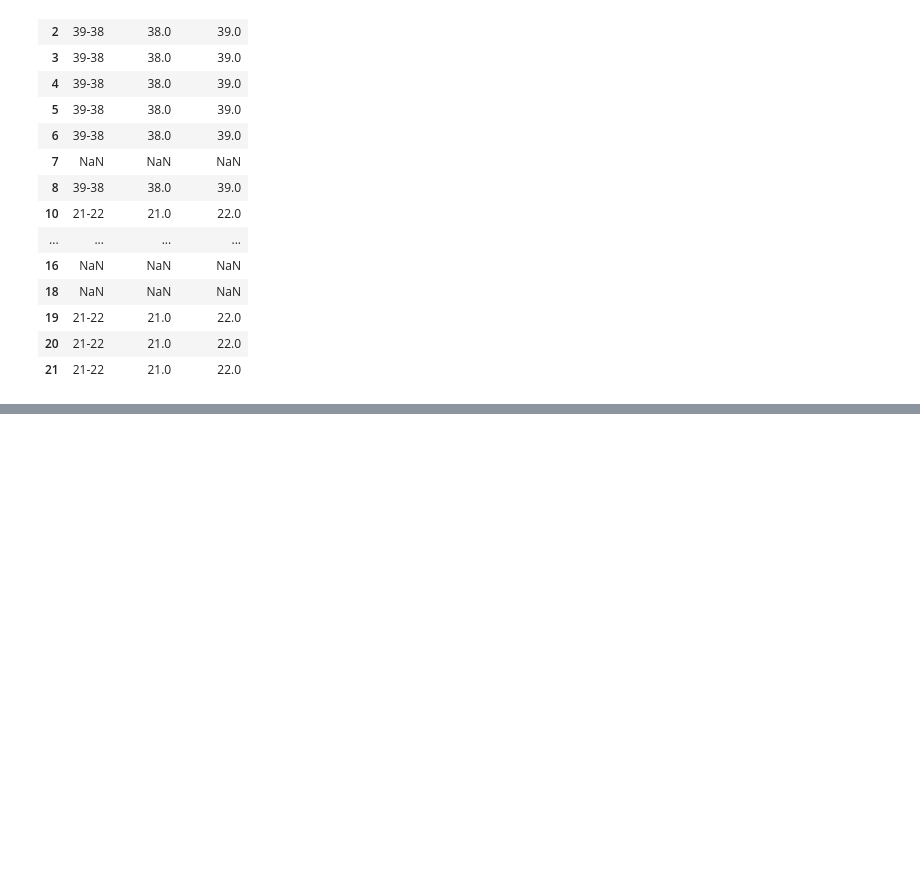
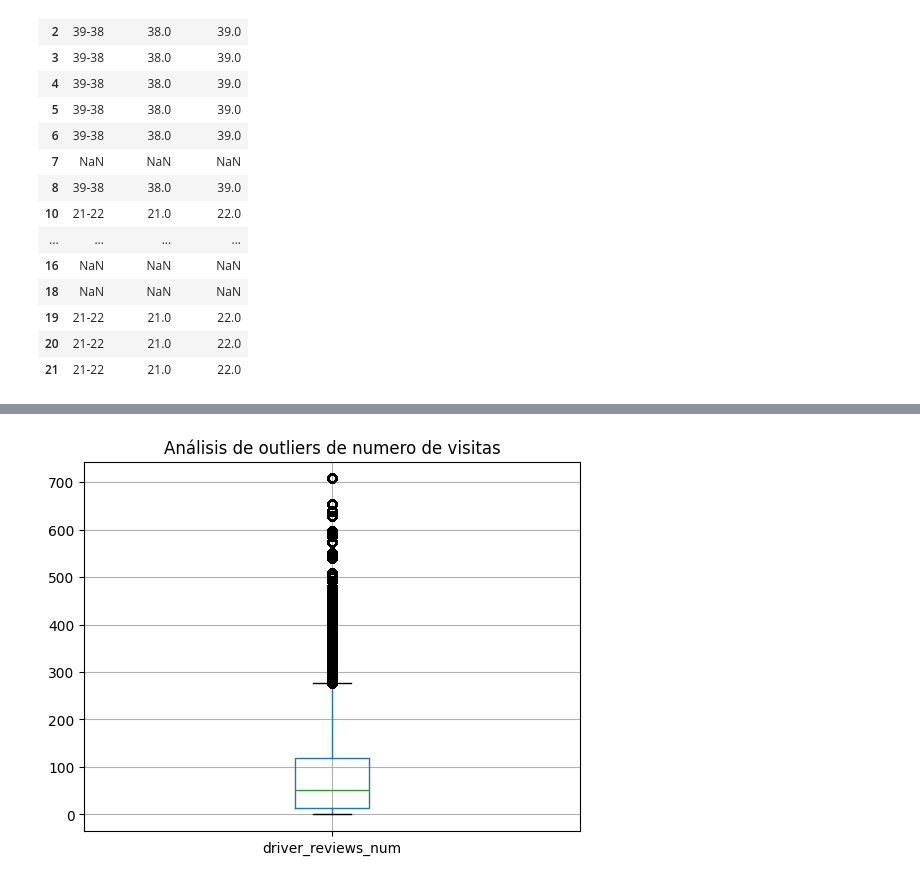
Before and after one commit to krodgall/Machine_Learning_project, a Jupyter notebook: 04_limpieza.ipynb, the cells around one changed output, grey strips where cells are left out. Saved outputs shown, nothing was run; the diff lists cells and outputs as text; code cells hidden in the pictures; blank space fills up the shorter version.

```diff
--- a/04_limpieza.ipynb
+++ b/04_limpieza.ipynb
@@ -529,0 +690,9 @@ df['personal_use_only'] = df['personal_use_only'].fillna(
+# %%
+umbral_alto_reviews = df['driver_reviews_num'].quantile(0.995)
+df = df[df['driver_reviews_num'] <= umbral_alto_reviews]
+# %%
+df[['driver_reviews_num']].boxplot()
+plt.title('Análisis de outliers de numero de visitas')
+plt.show()
+# %% [output]
+[figure, added]
```
Also changed, not shown: parts of 91 cells of this notebook.
